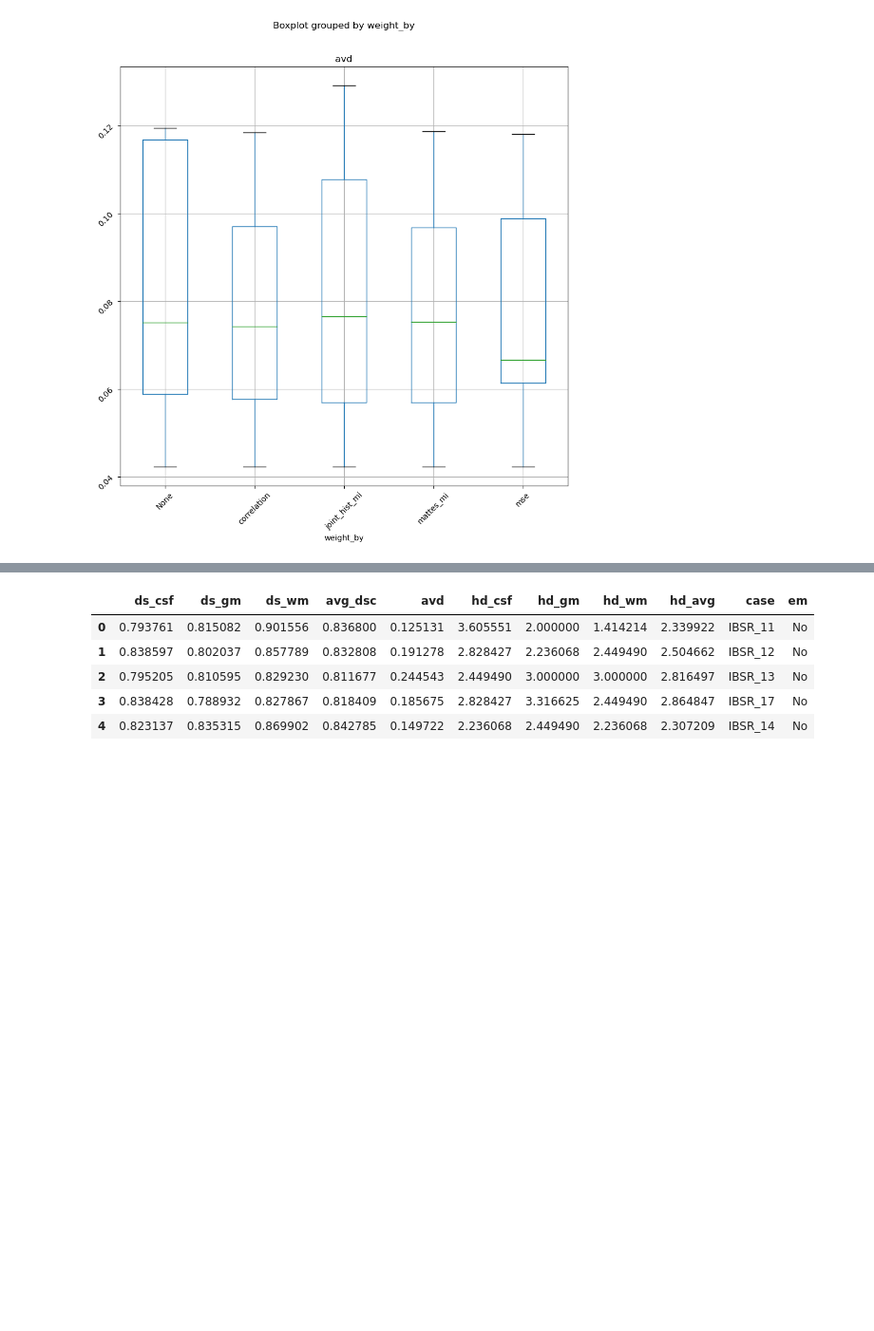
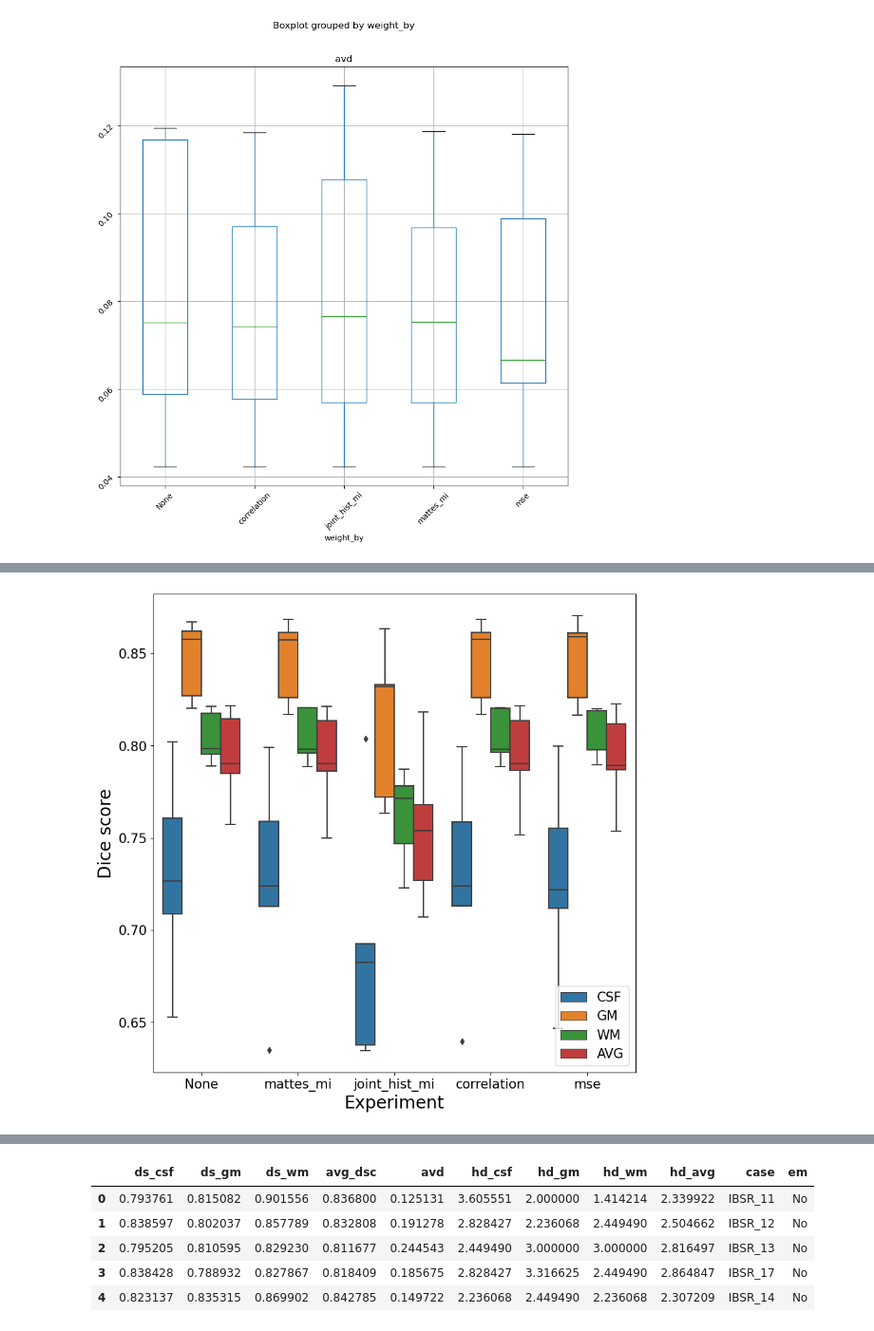
Before and after one commit to vladzalevskyi/brain-segmentation, a Jupyter notebook: 1_MultiAtlasSegmentation_metrics.ipynb, the cells around one changed output, grey strips where cells are left out. Shown at 95% size. Saved outputs shown, nothing was run; the diff lists cells and outputs as text; code cells hidden in the pictures; blank space fills up the shorter version.

```diff
--- a/1_MultiAtlasSegmentation_metrics.ipynb
+++ b/1_MultiAtlasSegmentation_metrics.ipynb
@@ -254,0 +356,6 @@ results_multi_atlas.sort_values(['avg_dsc', 'weight_by'], ascending=False)
+# %%
+# results_multi_atlas.sort_values(['avg_dsc', 'weight_by'], ascending=False)
+results_multi_atlas = pd.DataFrame(results_multi_atlas)
+results_multi_atlas['weight_by'].replace({np.NaN: 'None'}, inplace=True)
+# results_multi_atlas.drop(columns=['em'], inplace=True)
+results_multi_atlas
@@ -254,0 +397,14 @@ results_multi_atlas.sort_values(['avg_dsc', 'weight_by'], ascending=False)
+# %%
+plt.figure(figsize=(10, 10))
+sns.boxplot(data=results_multi_atlas, x='weight_by', y='DSC', hue='type')
+# plt.axhline(y=0.92, color='b', linestyle=':')
+# plt.axhline(y=0.932, color='r', linestyle=':')
+plt.xticks(fontsize=15)
+plt.yticks(fontsize=15)
+plt.xlabel('Experiment', fontsize=20)
+plt.ylabel('Dice score', fontsize=20)
+plt.legend(fontsize=15)
+# plt.grid('on')
+plt.show()
+# %% [output]
+[figure, added]
```
Also changed, not shown: parts of 20 cells of this notebook, 4 other files.
